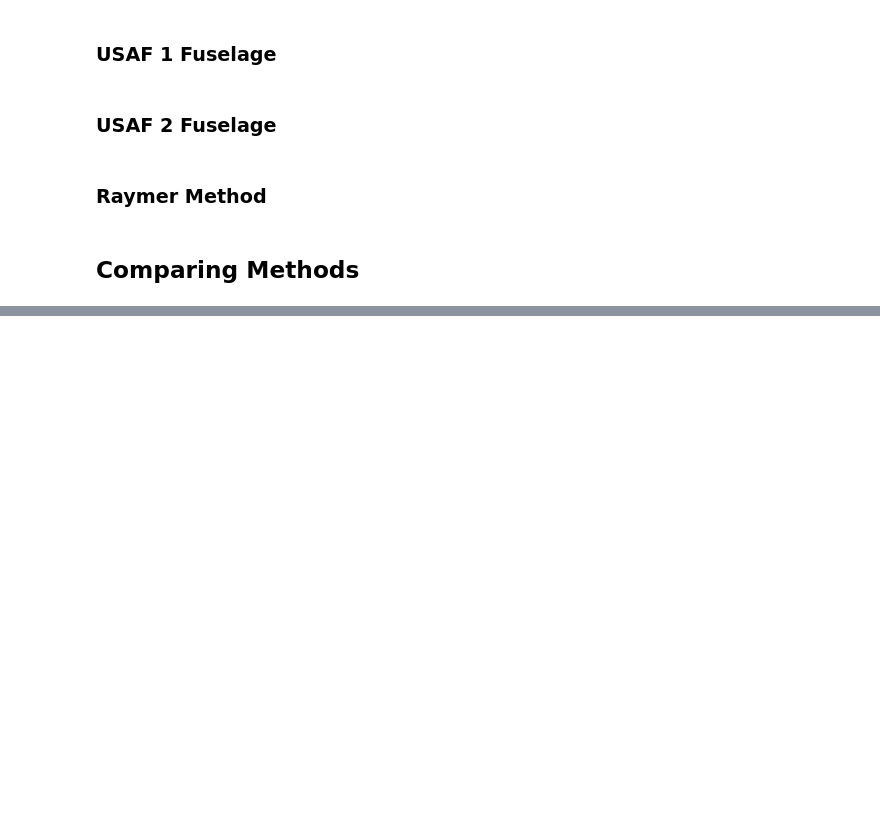
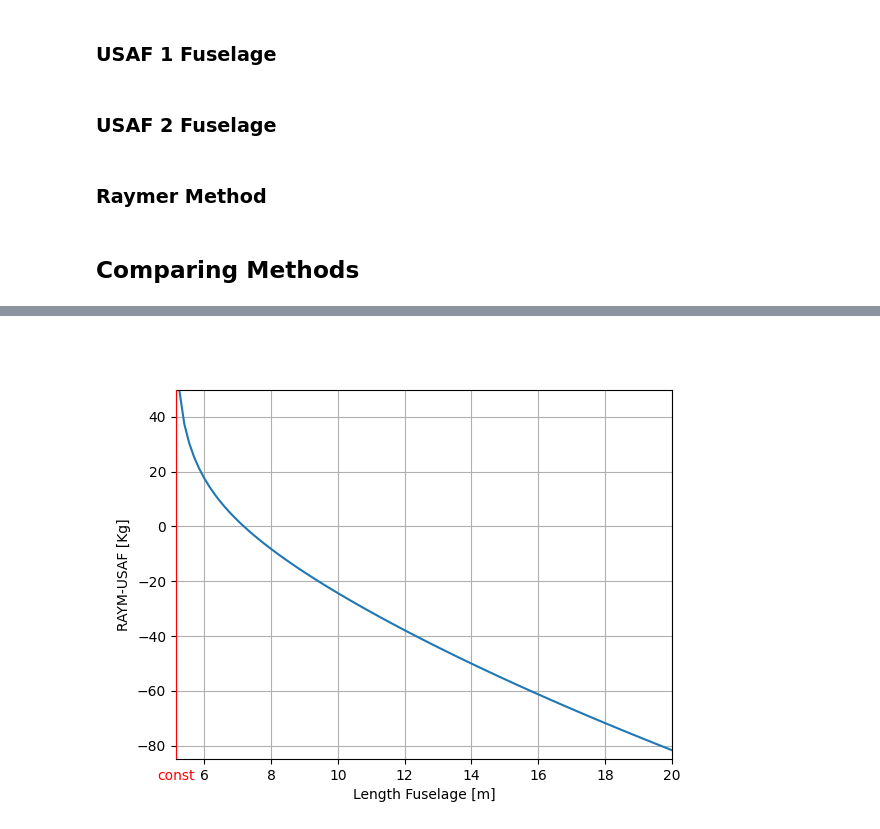
Before and after one commit to NeoStellarator/AetheriaPackage, a Jupyter notebook: development/c2we_workbench.ipynb, the cells around one changed output, grey strips where cells are left out. Cells and saved outputs as stored; diff of their text form; code cells hidden in the pictures; blank space fills up the shorter version.

```diff
--- a/development/c2we_workbench.ipynb
+++ b/development/c2we_workbench.ipynb
@@ -505,0 +553,17 @@ fig.tight_layout()
+# %%
+fig, ax = plt.subplots()
+ax.plot(l_fuse_lst, w_RAYM_arr-w_USAF_arr)
+
+ax.set_xlabel('Length Fuselage [m]')
+ax.set_ylabel('RAYM-USAF [Kg]')
+
+ax.vlines(l_rest_min, -90, 50, color='red', zorder=3)
+ax.text( l_rest_min, -91, 'const', horizontalalignment='center', verticalalignment='center', color='red')
+
+ax.grid()
+ax.set_ylim(-85, 50)
+ax.set_xlim(l_rest_min, 20)
+
+plt.savefig(r'.images/RAYM-USAF_1Dplot.svg')
+# %% [output]
+[figure, added]
```
Also changed, not shown: parts of 9 cells of this notebook.
